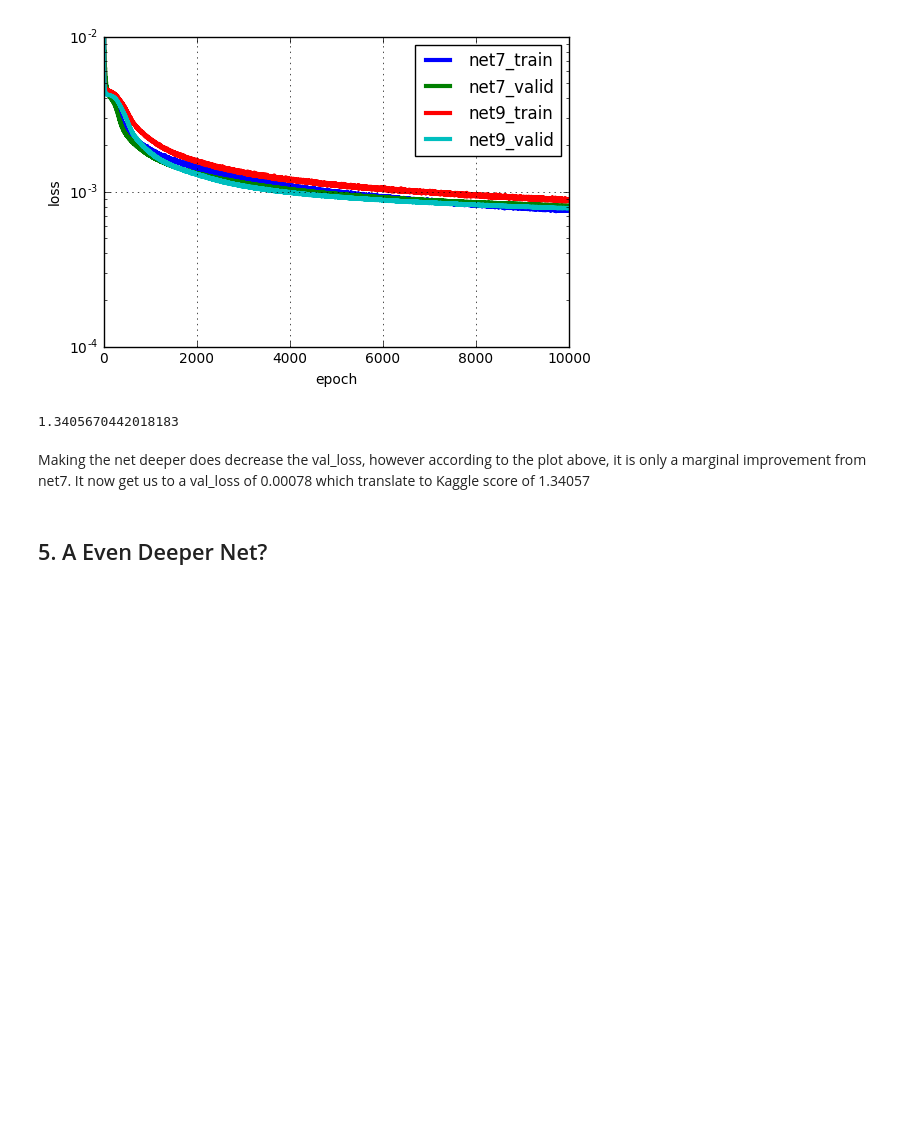
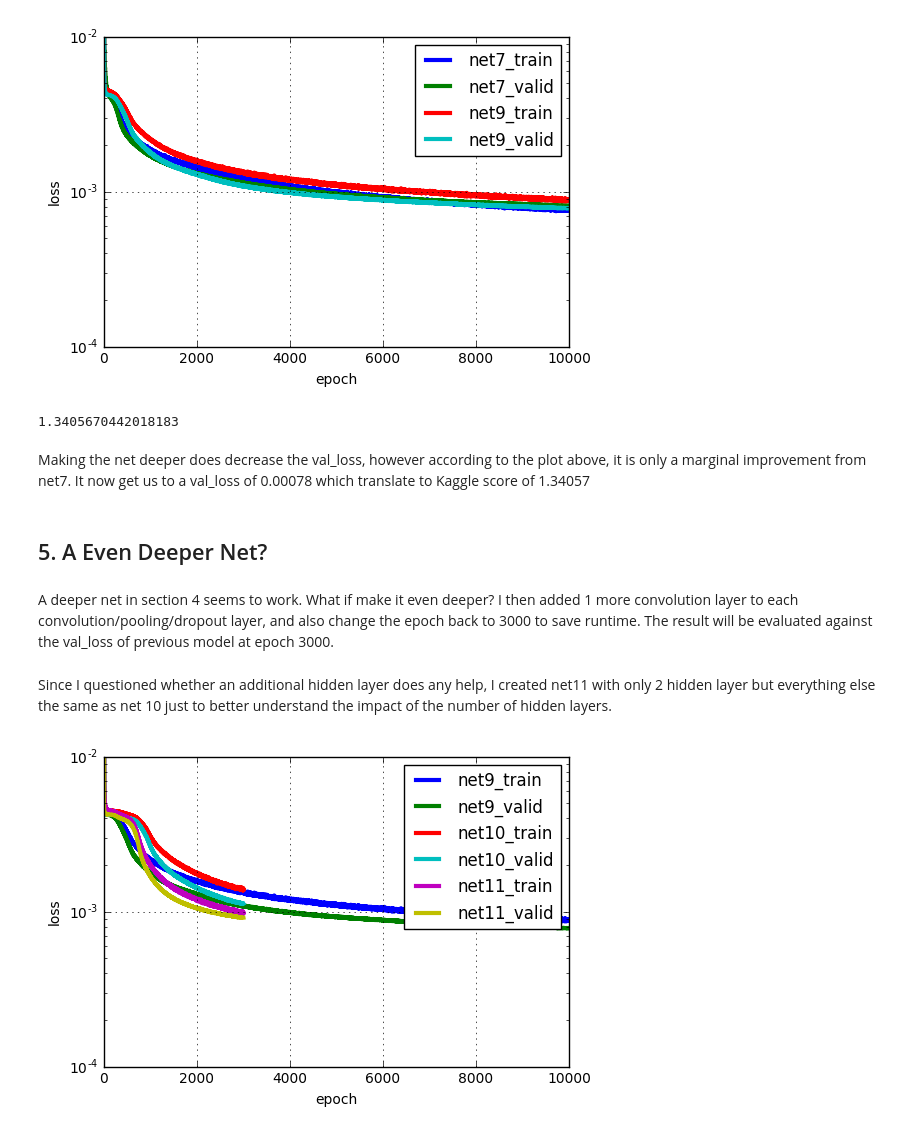
Before and after one commit to tingwenbao/Facial_KeyPoints_Detection, a Jupyter notebook: Improvement_Tingwen/Facial_Keypoint_Final.ipynb, the cells around one changed output. Saved outputs shown, nothing was run; the diff lists cells and outputs as text; code cells hidden in the pictures; blank space fills up the shorter version.

```diff
--- a/Improvement_Tingwen/Facial_Keypoint_Final.ipynb
+++ b/Improvement_Tingwen/Facial_Keypoint_Final.ipynb
@@ -505,3 +505,5 @@ np.sqrt(0.00078)*48 # normalize to [-1,1]
 Making the net deeper does decrease the val_loss, however according to the plot above, it is only a marginal improvement from net7. It now get us to a val_loss of 0.00078 which translate to Kaggle score of 1.34057
 # %% [markdown]
 ## 5. A Even Deeper Net?
+# %% [markdown]
+A deeper net in section 4 seems to work. What if make it even deeper? I then added 1 more convolution layer to each convolution/pooling/dropout layer, and also change the epoch back to 3000 to save runtime. The result will be evaluated against the val_loss of previous model at epoch 3000.
@@ -507,0 +580,2 @@ Making the net deeper does decrease the val_loss, however according to the plot
+# %% [markdown]
+Since I questioned whether an additional hidden layer does any help, I created net11 with only 2 hidden layer but everything else the same as net 10 just to better understand the impact of the number of hidden layers.
@@ -507,0 +652,28 @@ Making the net deeper does decrease the val_loss, however according to the plot
+# %%
+# Load from pickle file after first run
+net9 = pickle.load(open('net9.pickle','rb'))
+net10 = pickle.load(open('net10.pickle','rb'))
+net11 = pickle.load(open('net11.pickle','rb'))
+# %%
+# plot
+net9_train_loss = np.array([i["train_loss"] for i in net9.train_history_])
+net9_valid_loss = np.array([i["valid_loss"] for i in net9.train_history_])
+net10_train_loss = np.array([i["train_loss"] for i in net10.train_history_])
+net10_valid_loss = np.array([i["valid_loss"] for i in net10.train_history_])
+net11_train_loss = np.array([i["train_loss"] for i in net11.train_history_])
+net11_valid_loss = np.array([i["valid_loss"] for i in net11.train_history_])
+pyplot.plot(net9_train_loss, linewidth=3, label="net9_train")
+pyplot.plot(net9_valid_loss, linewidth=3, label="net9_valid")
+pyplot.plot(net10_train_loss, linewidth=3, label="net10_train")
+pyplot.plot(net10_valid_loss, linewidth=3, label="net10_valid")
+pyplot.plot(net11_train_loss, linewidth=3, label="net11_train")
+pyplot.plot(net11_valid_loss, linewidth=3, label="net11_valid")
+pyplot.grid()
+pyplot.legend()
+pyplot.xlabel("epoch")
+pyplot.ylabel("loss")
+pyplot.ylim(1e-4, 1e-2)
+pyplot.yscale("log")
+pyplot.show()
+# %% [output]
+[figure, added]
```
Also changed, not shown: parts of 3 cells of this notebook.
